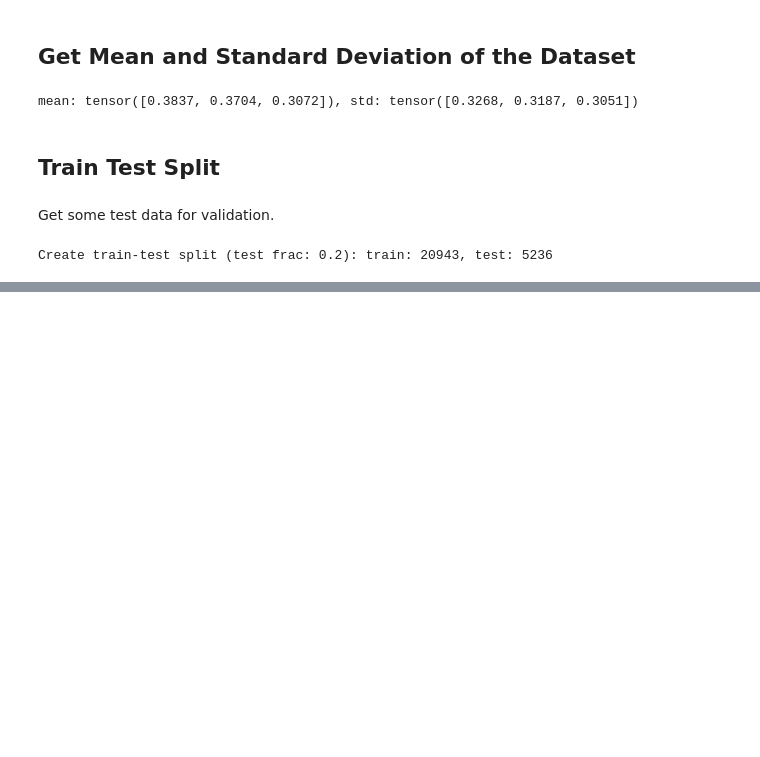
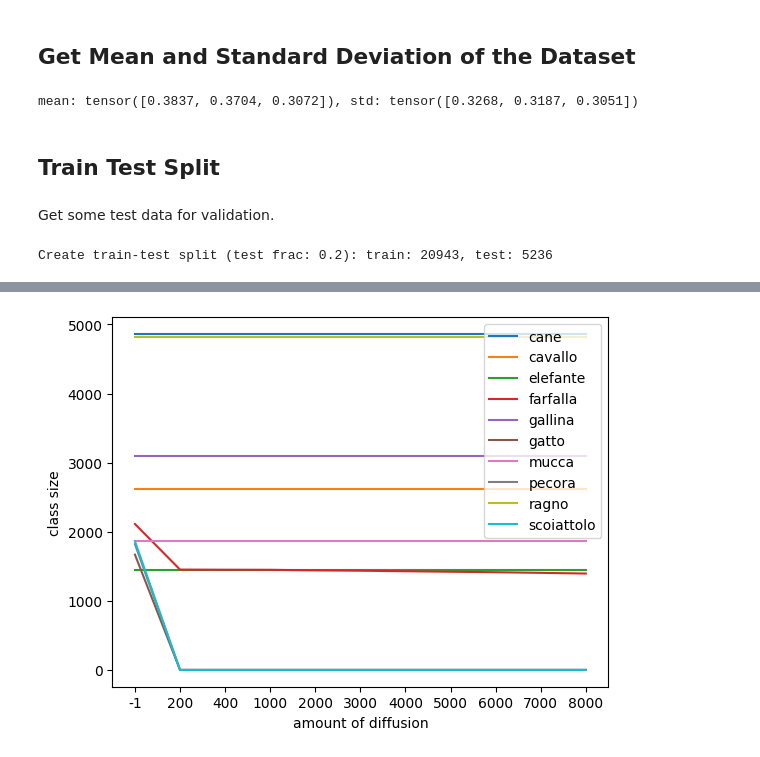
Before and after one commit to Thomas-Gottwald/SupContrastShape, a Jupyter notebook: resizing_animals10.ipynb, the cells around one changed output, grey strips where cells are left out. Saved outputs shown, nothing was run; the diff lists cells and outputs as text; code cells hidden in the pictures; blank space fills up the shorter version.

```diff
--- a/resizing_animals10.ipynb
+++ b/resizing_animals10.ipynb
@@ -246,0 +332,9 @@ unite_dataset(root_train=root_new, train_loc="train", test_loc="test", classes=c
+# %%
+for l, c in enumerate(classes):
+    plt.plot([len(df.query(f"label == {l}")) for df in dfs], label=c)
+plt.legend()
+plt.xticks(np.arange(len(dfs)), labels=diff_labels)
+plt.ylabel("class size")
+plt.xlabel("amount of diffusion");
+# %% [output]
+[figure, added]
```
Also changed, not shown: parts of 29 cells of this notebook, 9 other files.
